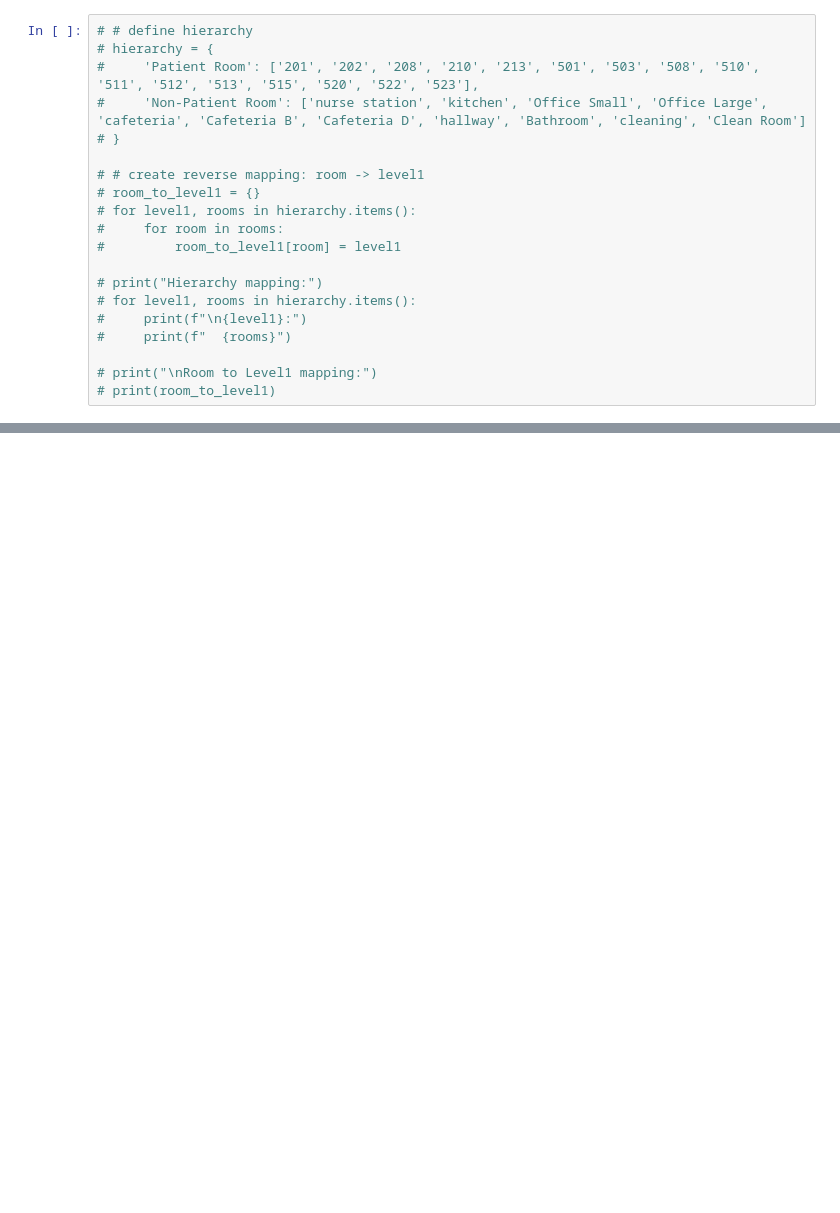
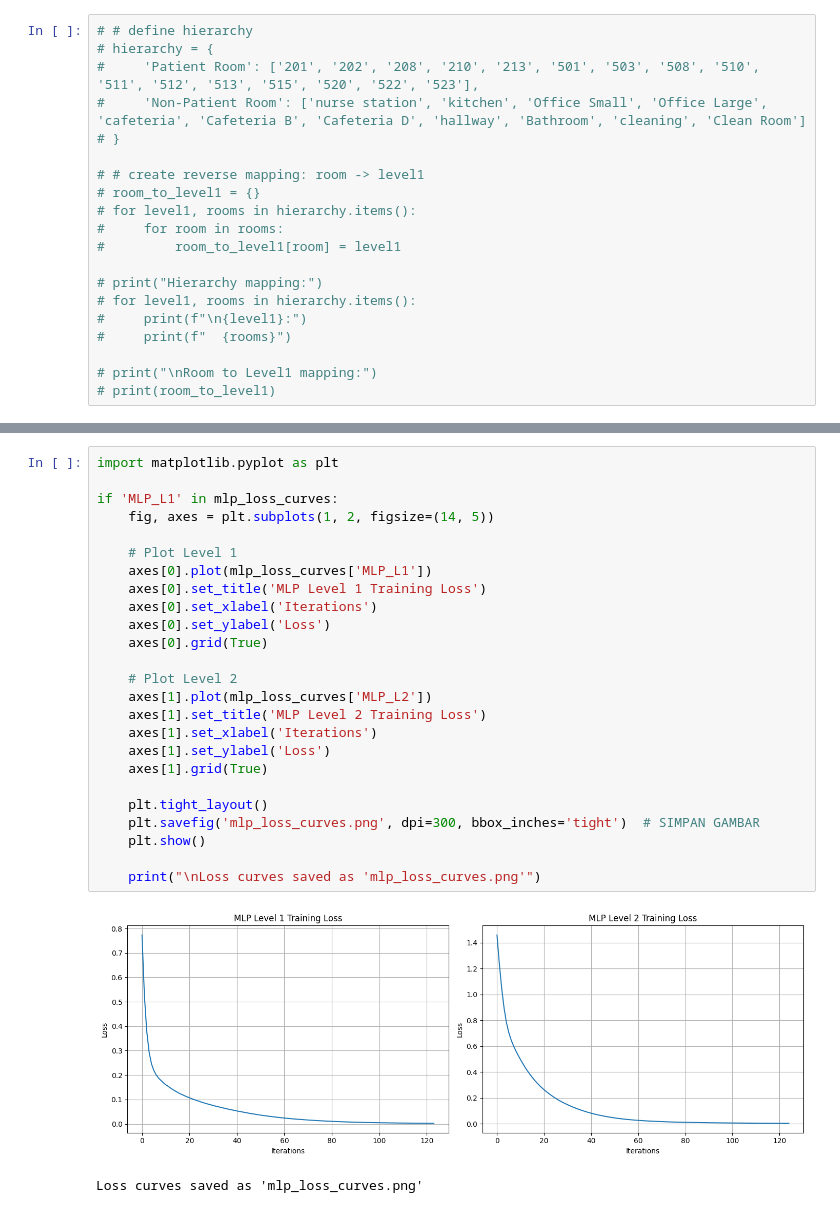
Before and after one commit to rakuzai/alcr-2026, a Jupyter notebook: code/notebook/main.ipynb, the cells around one changed output, grey strips where cells are left out. Saved outputs shown, nothing was run; the diff lists cells and outputs as text; blank space fills up the shorter version.

```diff
--- a/code/notebook/main.ipynb
+++ b/code/notebook/main.ipynb
@@ -786,2 +830,30 @@ TEST SET RESULTS
 | 7 | LGBM | Test | 0.943662 | 0.932806 | 0.943662 | 0.919056 | 0.943662 | 0.930995 | 0.314129 |
 | 3 | RF | Test | 0.943662 | 0.923148 | 0.943662 | 0.903506 | 0.943662 | 0.923148 | 0.242754 |
+# %%
+import matplotlib.pyplot as plt
+
+if 'MLP_L1' in mlp_loss_curves:
+    fig, axes = plt.subplots(1, 2, figsize=(14, 5))
+
+    # Plot Level 1
+    axes[0].plot(mlp_loss_curves['MLP_L1'])
+    axes[0].set_title('MLP Level 1 Training Loss')
+    axes[0].set_xlabel('Iterations')
+    axes[0].set_ylabel('Loss')
+    axes[0].grid(True)
+
+    # Plot Level 2
+    axes[1].plot(mlp_loss_curves['MLP_L2'])
+    axes[1].set_title('MLP Level 2 Training Loss')
+    axes[1].set_xlabel('Iterations')
+    axes[1].set_ylabel('Loss')
+    axes[1].grid(True)
+
+    plt.tight_layout()
+    plt.savefig('mlp_loss_curves.png', dpi=300, bbox_inches='tight')  # SIMPAN GAMBAR
+    plt.show()
+
+    print("\nLoss curves saved as 'mlp_loss_curves.png'")
+# %% [output]
+[figure, added]
+Loss curves saved as 'mlp_loss_curves.png'
```
Also changed, not shown: parts of 1 cell of this notebook, 4 other files.
